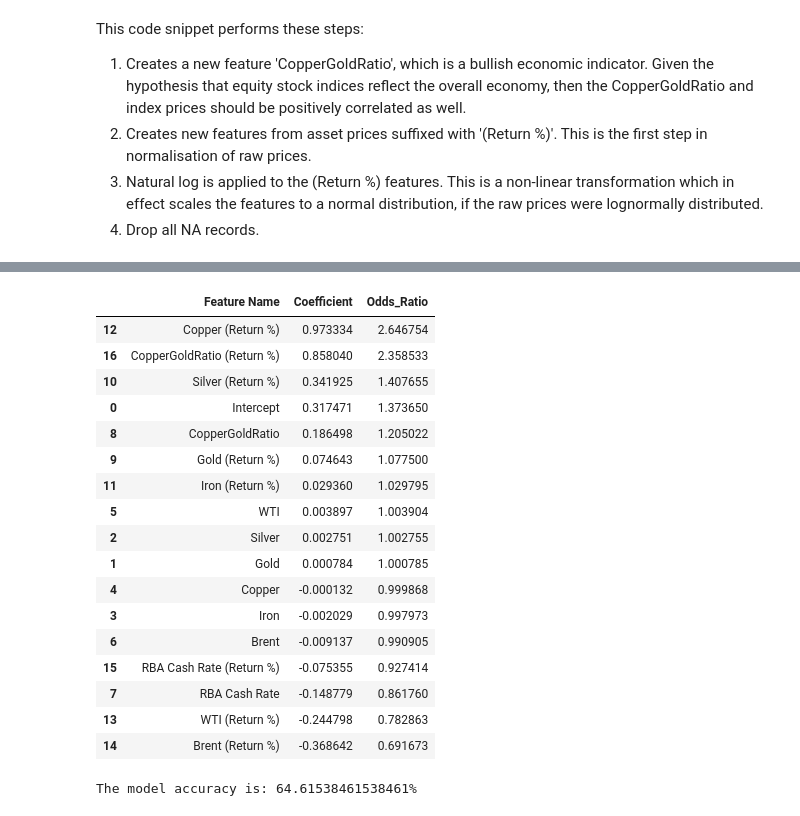
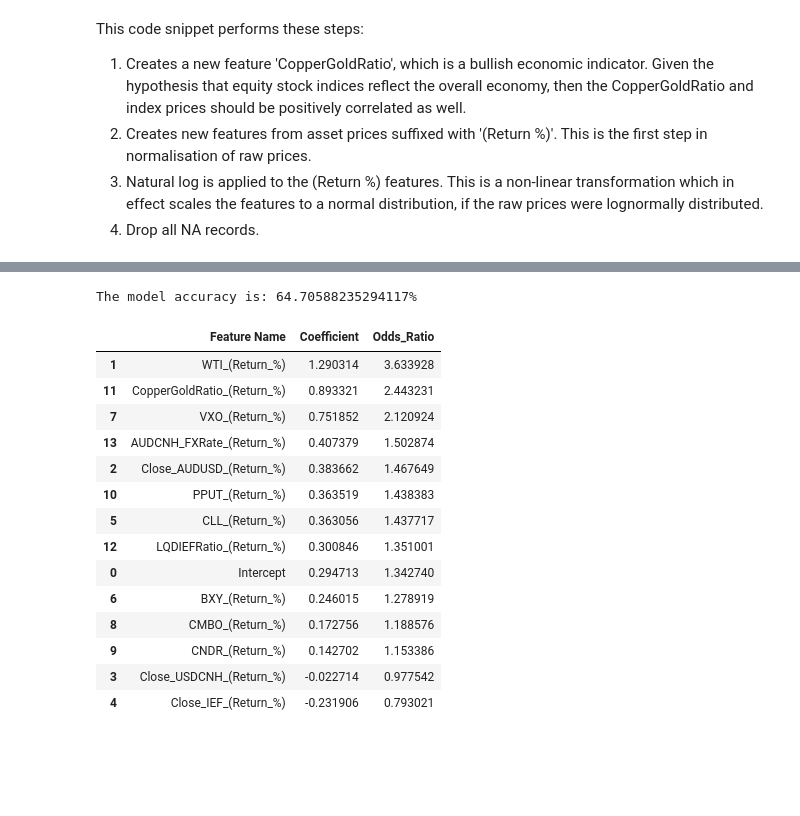
Before and after one commit to mahlibras/snippets, a Jupyter notebook: ASXIndexPredictor-FeatureEngineering&ModelSelection.ipynb, the cells around one changed output, grey strips where cells are left out. Saved outputs shown, nothing was run; the diff lists cells and outputs as text; code cells hidden in the pictures; blank space fills up the shorter version.

```diff
--- a/ASXIndexPredictor-FeatureEngineering&ModelSelection.ipynb
+++ b/ASXIndexPredictor-FeatureEngineering&ModelSelection.ipynb
@@ -31,22 +45,3 @@ This code snippet performs these steps:
 1. Creates new features from asset prices suffixed with '(Return %)'. This is the first step in normalisation of raw prices.
 1. Natural log is applied to the (Return %) features. This is a non-linear transformation which in effect scales the features to a normal distribution, if the raw prices were lognormally distributed.
 1. Drop all NA records.
-# %%
-from sklearn.preprocessing import StandardScaler
-#unscaled_inputs = df_asset.iloc[:,:-5]
-assets = ['Gold','Silver','Iron','Copper','WTI','Brent','RBA Cash Rate']
-unscaled_inputs = df_asset[assets]
-copper_gold_ratio = unscaled_inputs['Copper'] / unscaled_inputs['Gold']
-unscaled_inputs['CopperGoldRatio'] = copper_gold_ratio
-assets.append('CopperGoldRatio')
-for x in assets:
-    unscaled_inputs[x+' (Return %)'] = (unscaled_inputs[x] - unscaled_inputs[x].shift(1)) / unscaled_inputs[x]
-    list_returns = []
-    for i in range(unscaled_inputs[x+' (Return %)'].shape[0]):
-        list_returns.append(math.log1p(unscaled_inputs[x+' (Return %)'].values[i]))
-    unscaled_inputs[x+' (Return %)'] = list_returns
-unscaled_inputs = unscaled_inputs.dropna()
-#asset_scaler = StandardScaler()
-#asset_scaler.fit(unscaled_inputs)
-#scaled_inputs = asset_scaler.transform(unscaled_inputs)
-scaled_inputs = unscaled_inputs
@@ -88,6 +109,0 @@ The log (Return %) features have been selected for this model. The target is a b
-# %%
-from sklearn.linear_model import LogisticRegression
-from sklearn import metrics
-reg = LogisticRegression()
-target = df_asset['Return (%)'][1:] > 0
-reg.fit(scaled_inputs,target.values)
@@ -98,0 +131,16 @@ LogisticRegression(C=1.0, class_weight=None, dual=False, fit_intercept=True,
+# %%
+target_asset = 'SPTR'
+feature_columns = scaled_inputs.filter(regex='(Return_%)').columns.to_list()
+feature_columns.remove(target_asset + '_(Return_%)')
+for f in ['Temperature_-_(Celsius)', 'Temperature_-_(Celsius)_CHN', 'BFLY', 'Close_LQD', 'CLLZ', 'Gold', 'Silver', 'Copper', 'Iron', 'Brent', 'VIX', 'PUT', 'BXM', 'BXMD', 'SPX', 'RBA_Cash_Rate']:
+    feature_columns.remove(f + '_(Return_%)')
+
+classifier = scaled_inputs[target_asset +'_(Return_%)'].shift(1) > 0.01
+dataset = scaled_inputs[feature_columns].join(classifier.to_frame(), how='inner').dropna()
+target = dataset.iloc[:,-1]
+features = dataset.iloc[:,:-1]
+
+from sklearn.linear_model import LogisticRegression
+from sklearn import metrics
+reg = LogisticRegression()
+reg.fit(features,target.values)
@@ -101,37 +159,32 @@ LogisticRegression(C=1.0, class_weight=None, dual=False, fit_intercept=True,
 Odds Ratio close to 1 indicates that the feature does not contribute significantly to the model, and could be removed from the model.
 # %%
-feature_name = unscaled_inputs.columns.values
+print('The model accuracy is: '+ str(100* reg.score(features,target.values)) + '%')
+feature_name = features.columns.values
 summary_table = pd.DataFrame(columns=['Feature Name'], data = feature_name)
 summary_table['Coefficient'] = np.transpose(reg.coef_)
 summary_table.index = summary_table.index + 1
 summary_table.loc[0] = ['Intercept', reg.intercept_[0]]
 summary_table = summary_table.sort_index()
 summary_table['Odds_Ratio'] = np.exp(summary_table.Coefficient)
 summary_table = summary_table.sort_values('Odds_Ratio', ascending = False)
 summary_table
 # %% [output]
+The model accuracy is: 64.70588235294117%
 |  | Feature Name | Coefficient | Odds_Ratio |
-| 12 | Copper (Return %) | 0.973334 | 2.646754 |
-| 16 | CopperGoldRatio (Return %) | 0.858040 | 2.358533 |
-| 10 | Silver (Return %) | 0.341925 | 1.407655 |
-| 0 | Intercept | 0.317471 | 1.373650 |
-| 8 | CopperGoldRatio | 0.186498 | 1.205022 |
-| 9 | Gold (Return %) | 0.074643 | 1.077500 |
-| 11 | Iron (Return %) | 0.029360 | 1.029795 |
-| 5 | WTI | 0.003897 | 1.003904 |
-| 2 | Silver | 0.002751 | 1.002755 |
-| 1 | Gold | 0.000784 | 1.000785 |
-| 4 | Copper | -0.000132 | 0.999868 |
-| 3 | Iron | -0.002029 | 0.997973 |
-| 6 | Brent | -0.009137 | 0.990905 |
-| 15 | RBA Cash Rate (Return %) | -0.075355 | 0.927414 |
-| 7 | RBA Cash Rate | -0.148779 | 0.861760 |
-| 13 | WTI (Return %) | -0.244798 | 0.782863 |
-| 14 | Brent (Return %) | -0.368642 | 0.691673 |
+| 1 | WTI_(Return_%) | 1.290314 | 3.633928 |
+| 11 | CopperGoldRatio_(Return_%) | 0.893321 | 2.443231 |
+| 7 | VXO_(Return_%) | 0.751852 | 2.120924 |
+| 13 | AUDCNH_FXRate_(Return_%) | 0.407379 | 1.502874 |
+| 2 | Close_AUDUSD_(Return_%) | 0.383662 | 1.467649 |
+| 10 | PPUT_(Return_%) | 0.363519 | 1.438383 |
+| 5 | CLL_(Return_%) | 0.363056 | 1.437717 |
+| 12 | LQDIEFRatio_(Return_%) | 0.300846 | 1.351001 |
+| 0 | Intercept | 0.294713 | 1.342740 |
+| 6 | BXY_(Return_%) | 0.246015 | 1.278919 |
+| 8 | CMBO_(Return_%) | 0.172756 | 1.188576 |
+| 9 | CNDR_(Return_%) | 0.142702 | 1.153386 |
+| 3 | Close_USDCNH_(Return_%) | -0.022714 | 0.977542 |
+| 4 | Close_IEF_(Return_%) | -0.231906 | 0.793021 |
-# %%
-print('The model accuracy is: '+ str(100* reg.score(scaled_inputs,target.values)) + '%')
-# %% [output]
-The model accuracy is: 64.61538461538461%
 # %% [markdown]
 ## Conclusion of Part 2
 Initial fitting of Model #1 Logistic Regression is complete.
```
Also changed, not shown: parts of 19 cells of this notebook.
